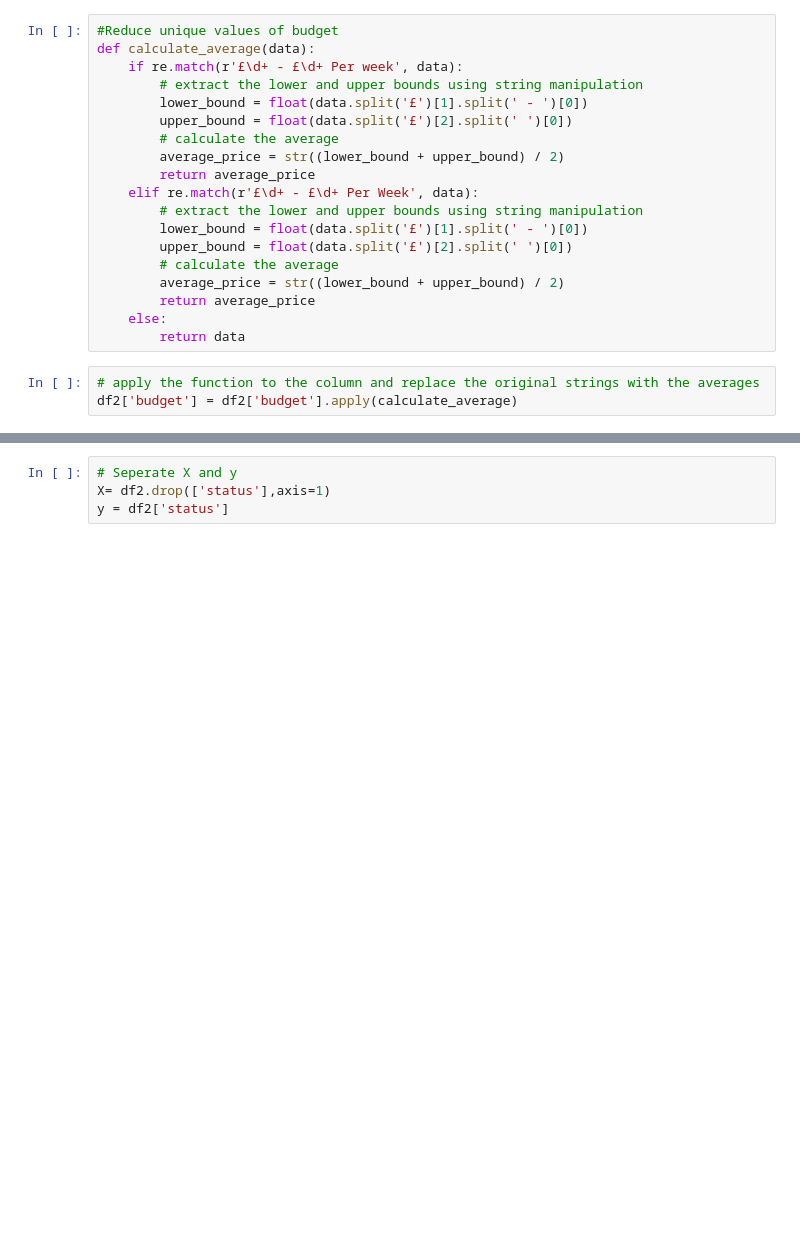
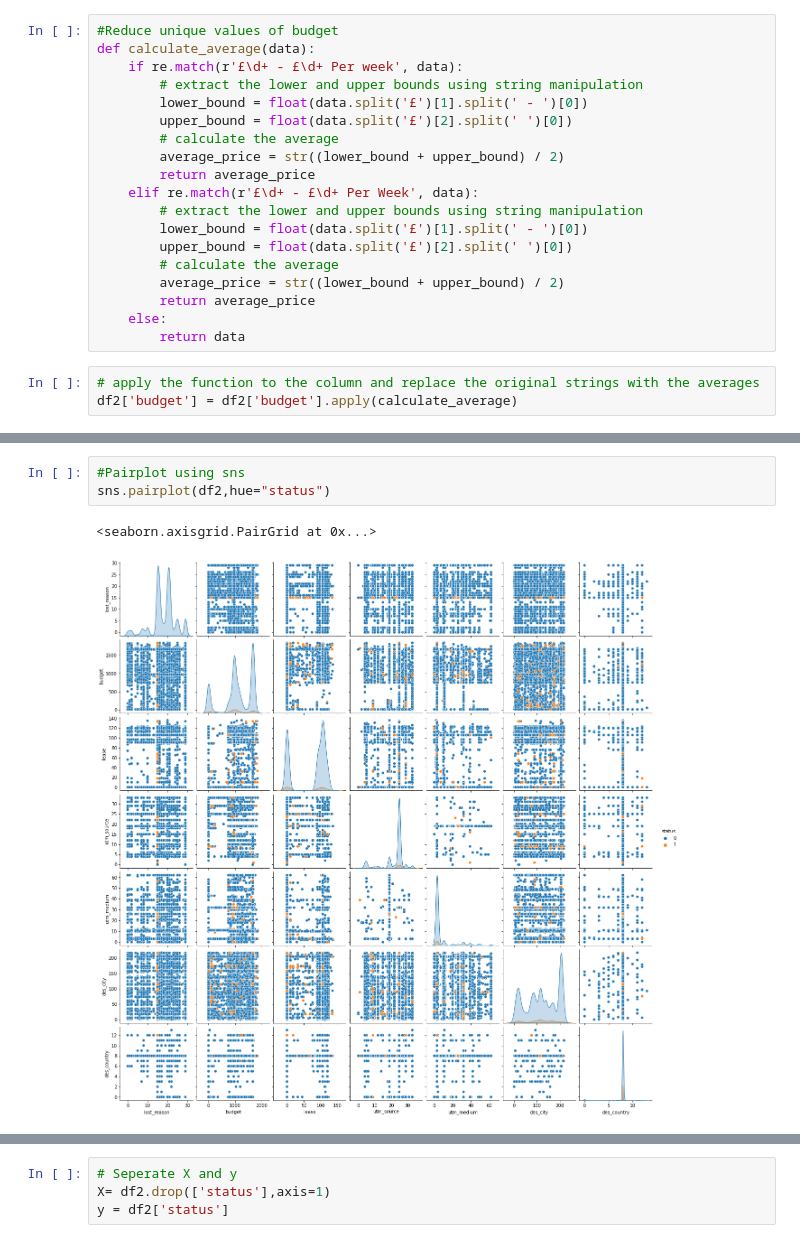
Before and after one commit to msalihk1git/Customer_Lead_score_prediction, a Jupyter notebook: Lead_Score_prediction.ipynb, the cells around one changed output, grey strips where cells are left out. Drawn from its saved outputs; the diff is of its cells as text; blank space fills up the shorter version.

```diff
--- a/Lead_Score_prediction.ipynb
+++ b/Lead_Score_prediction.ipynb
@@ -346,0 +400,6 @@ df2['budget'] = df2['budget'].apply(calculate_average)
+# %%
+#Pairplot using sns
+sns.pairplot(df2,hue="status")
+# %% [output]
+<seaborn.axisgrid.PairGrid at 0x...>
+[figure, added]
```
Also changed, not shown: parts of 60 cells of this notebook.
